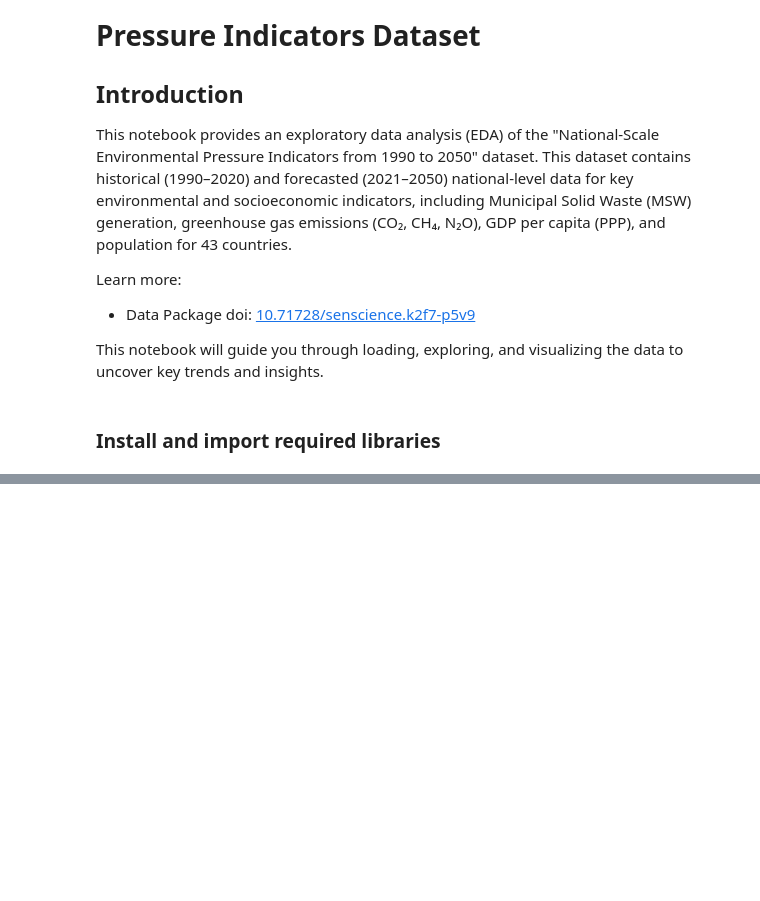
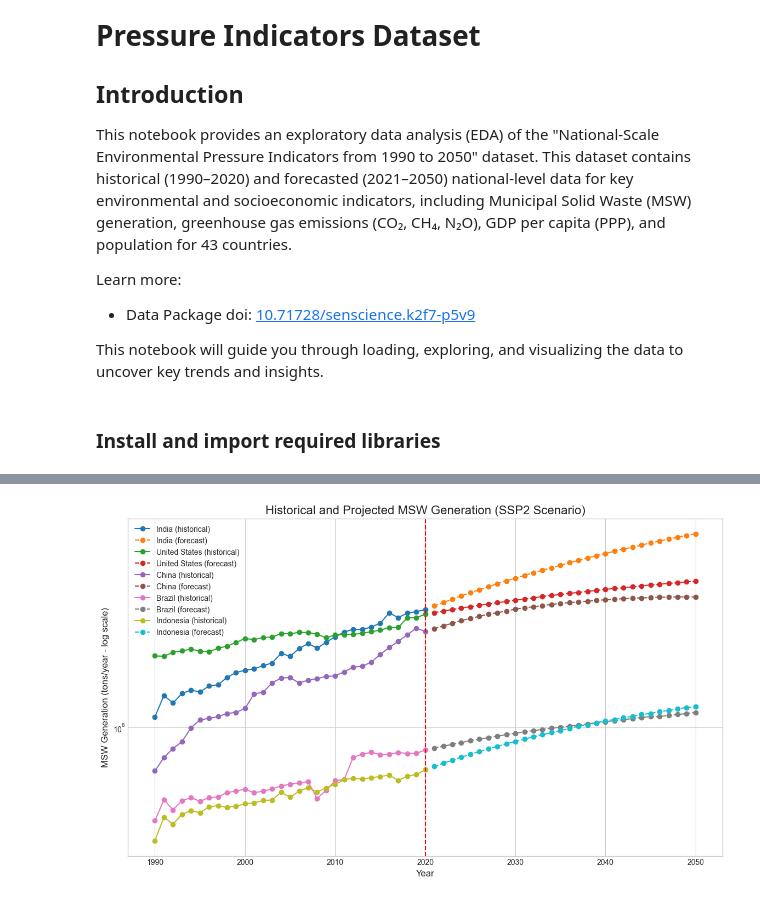
Before and after one commit to senscience/notebooks, a Jupyter notebook: Hoy_GHEmissions/notebook.ipynb, the cells around one changed output, grey strips where cells are left out. Saved outputs shown, nothing was run; the diff lists cells and outputs as text; code cells hidden in the pictures; blank space fills up the shorter version.

```diff
--- a/Hoy_GHEmissions/notebook.ipynb
+++ b/Hoy_GHEmissions/notebook.ipynb
@@ -248,0 +201,16 @@ This initial analysis sets the stage for more advanced modeling, such as forecas
+# %%
+# Prepare latest_year_df: for each country, get the row with the latest year
+latest_year_idx = historical_df.groupby('Country')['Year'].idxmax()
+latest_year_df = historical_df.loc[latest_year_idx].reset_index(drop=True)
+
+fig = px.choropleth(latest_year_df,
+                    locations="Country",
+                    locationmode='country names',
+                    color="MSW_generation",
+                    hover_name="Country",
+                    color_continuous_scale=px.colors.sequential.Plasma,
+                    title="Latest MSW Generation by Country (Historical Data)",
+                    labels={'MSW_generation':'MSW Generation (tons/year)'})
+
+
+fig.show()
@@ -248,0 +221,44 @@ This initial analysis sets the stage for more advanced modeling, such as forecas
+# %%
+# Define key countries (e.g., top 5 by latest MSW generation)
+key_countries = latest_year_df.sort_values('MSW_generation', ascending=False)['Country'].head(5).tolist()
+
+# Prepare forecast data for key countries and SSP2 scenario
+forecast_key = forecast_df[
+    (forecast_df['Country'].isin(key_countries)) &
+    (forecast_df['Scenario'].astype(str).str.upper().fillna('').str.contains('SSP2'))
+].copy()
+
+# Ensure correct types
+forecast_key['Year'] = pd.to_numeric(forecast_key['Year'], errors='coerce')
+forecast_key['MSW_generation'] = pd.to_numeric(forecast_key['MSW_generation'], errors='coerce')
+
+# Drop rows with missing Year or MSW_generation
+forecast_key = forecast_key.dropna(subset=['Year', 'MSW_generation'])
+
+# Concatenate historical and forecast data for the selected key countries
+trend_df = historical_df[historical_df['Country'].isin(key_countries)].copy()
+trend_all = pd.concat([trend_df, forecast_key], ignore_index=True)
+
+# Separate historical and forecast data
+historical = trend_all[trend_all['Year'] <= 2020]
+forecast = trend_all[trend_all['Year'] > 2020]
+
+plt.style.use('seaborn-v0_8-whitegrid')
+plt.figure(figsize=(14, 8))
+
+for country in key_countries:
+    hist = historical[historical['Country'] == country]
+    fore = forecast[forecast['Country'] == country]
+    plt.plot(hist['Year'], hist['MSW_generation'], marker='o', label=f"{country} (historical)")
+    if not fore.empty:
+        plt.plot(fore['Year'], fore['MSW_generation'], marker='o', linestyle='--', label=f"{country} (forecast)")
+
+plt.title('Historical and Projected MSW Generation (SSP2 Scenario)', fontsize=16)
+plt.xlabel('Year', fontsize=12)
+plt.ylabel('MSW Generation (tons/year - log scale)', fontsize=12)
+plt.yscale('log')
+plt.legend()
+plt.axvline(x=2020, color='red', linestyle='--', label='Forecast Start')
+plt.show()
+# %% [output]
+[figure, added]
```
Also changed, not shown: parts of 39 cells of this notebook.
